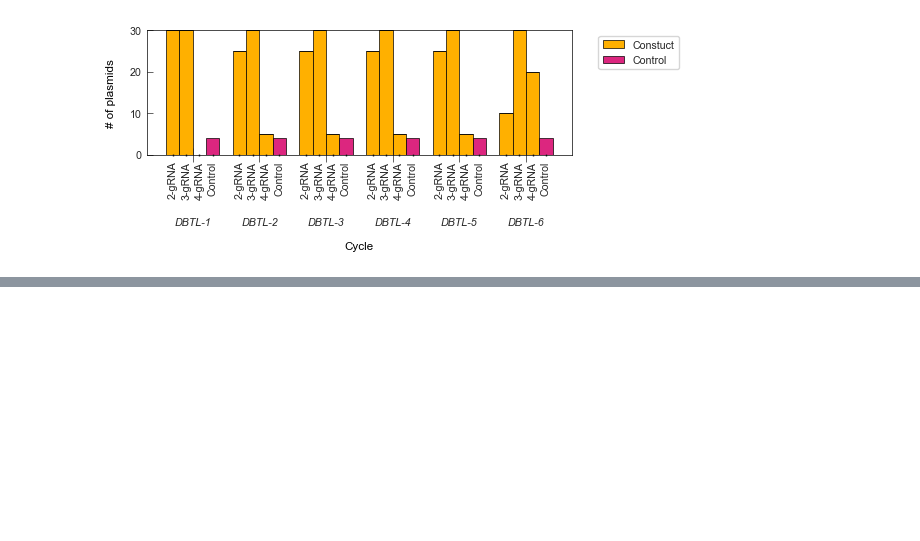
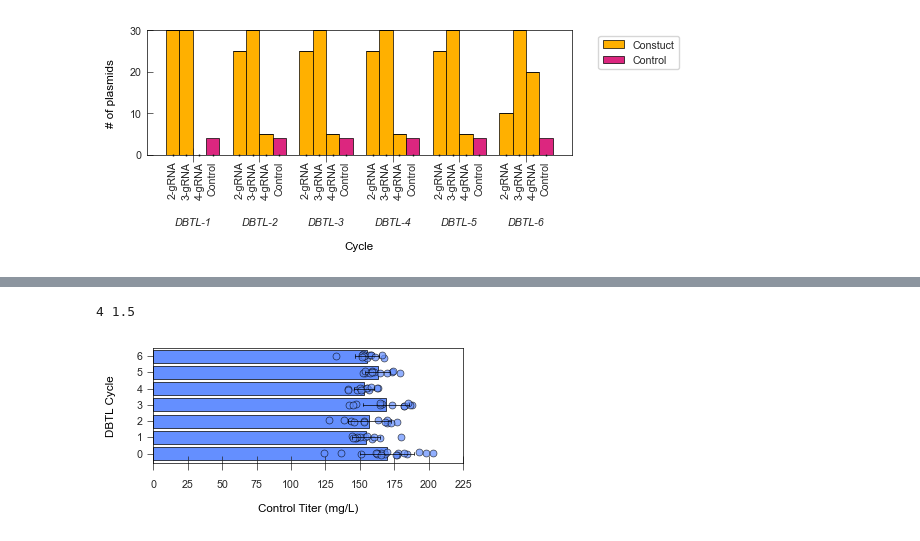
Before and after one commit to JBEI/Isoprenol_CRISPRi, a Jupyter notebook: CRISPRi_Figures.ipynb, the cells around one changed output, grey strips where cells are left out. Drawn from its saved outputs; the diff is of its cells as text; code cells hidden in the pictures; blank space fills up the shorter version.

```diff
--- a/CRISPRi_Figures.ipynb
+++ b/CRISPRi_Figures.ipynb
@@ -552,3 +563,54 @@ plt.show()
+# %%
+import pandas as pd
+import seaborn as sns
+import matplotlib.pyplot as plt
+
+# Load data and sort by Cycle
+figname = "Control_titers"
+df = pd.read_csv('Figure_Data\\241113_Controls_Combined.csv')
+df_sorted = df.sort_values(by=['Cycle'], ascending=True)
+
+# Use the sorted DataFrame for plotting
+data = df_sorted.copy()
+
+# Define a color for the plots (replace with desired color hex)
+plot_color = "#648FFF"  # Replace with your preferred color
+
+# Adjust figure width based on data
+w = 4
+h = len(data) / 60
+print(w, h)
+plt.figure(figsize=(w, h))
+
+# Plotting stripplot and barplot with the same color
+sns.stripplot(
+    data=data, y="Cycle", x="Titer",
+    dodge=True, alpha=0.7, linewidth=line_size, color=plot_color,
+    edgecolor="0", zorder=2)
+
+sns.barplot(
+    data=data, y="Cycle", x="Titer",
+    errorbar="sd", zorder=0, capsize=0.2, errcolor="0", errwidth=0.5,
+    linewidth=line_size, edgecolor="0", saturation=1, color=plot_color)
+
+plt.ylim(-0.6, len(data["Cycle"].unique()) - 0.5)
+
+# Format axes
+plt.ylabel('DBTL Cycle', labelpad=15)
+plt.xlabel('Control Titer (mg/L)', labelpad=10)
+plt.xlim(0, 225)
+
+# Change y-axis labels from 'DBTL-1', 'DBTL-2', etc. to '1', '2', etc.
+current_labels = data["Cycle"].unique()
+truncated_labels = [label.split('-')[1] for label in current_labels]
+plt.gca().set_yticklabels(truncated_labels)
+
+# Save the figure
+plt.savefig(f'Figure_Export/{figname}.pdf', dpi=1200, bbox_inches='tight', transparent=True)
+plt.show()
+# %% [output]
+4 1.5
+[figure, added]
 # %%
 fig="Dispenses"
 df = pd.read_csv('Figure_Data\\241001_CRISPRi_Dispenses.csv')
```
Also changed, not shown: parts of 4 cells of this notebook, 15 other files.
